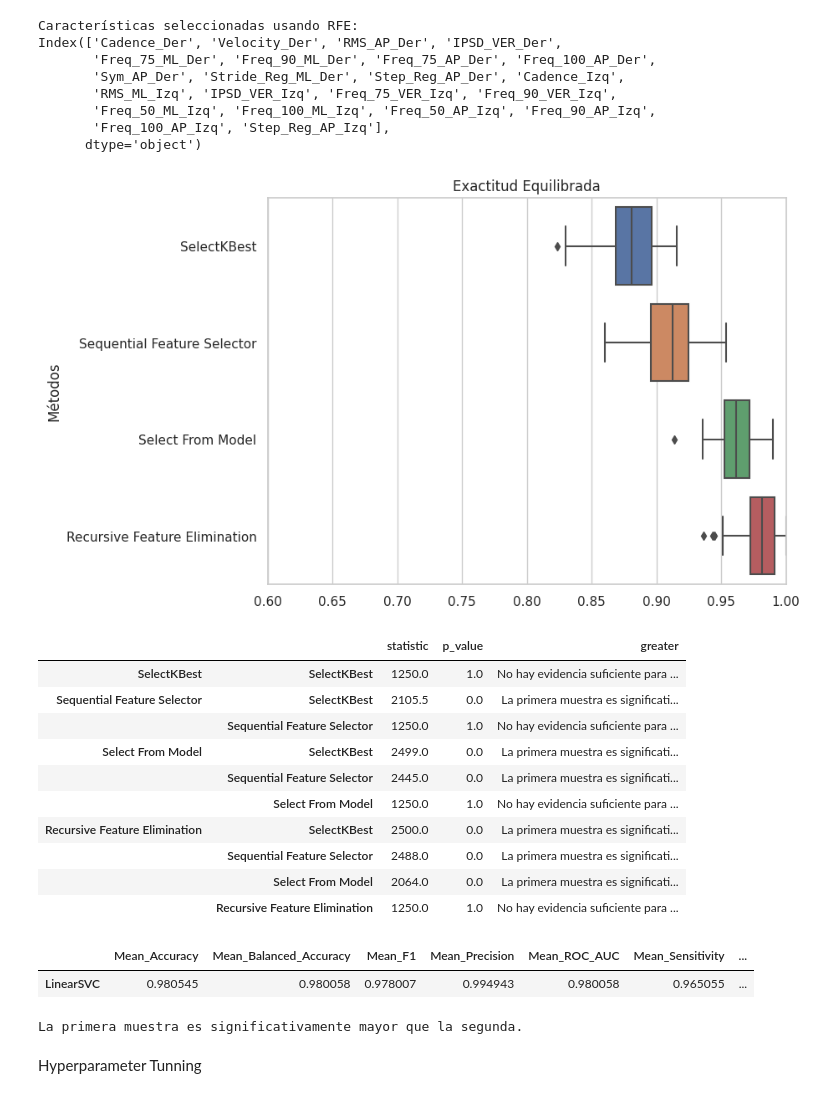
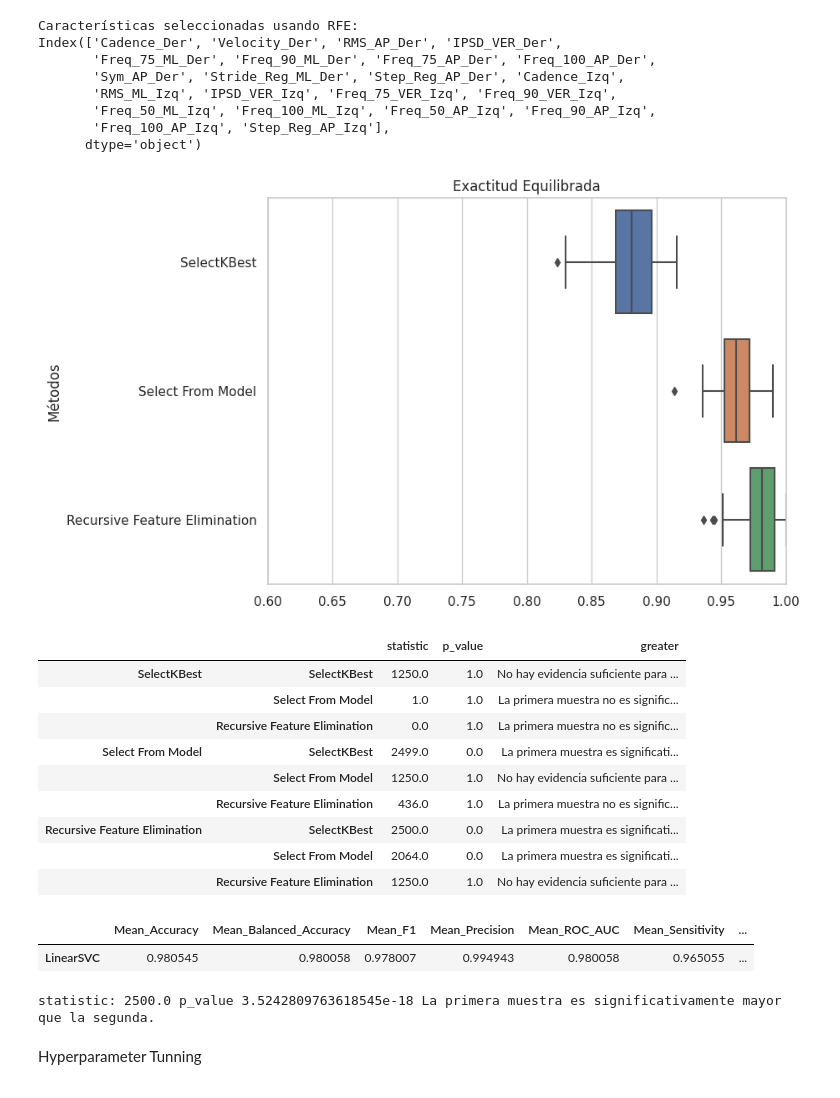
Before and after one commit to OsirisEscaL/Parkinson_Project, a Jupyter notebook: LinearSVC_Parkinson_HeredetaryAtaxias.ipynb, the cells around one changed output. Saved outputs shown, nothing was run; the diff lists cells and outputs as text; code cells hidden in the pictures.

```diff
--- a/LinearSVC_Parkinson_HeredetaryAtaxias.ipynb
+++ b/LinearSVC_Parkinson_HeredetaryAtaxias.ipynb
@@ -825,29 +713,27 @@ Index(['Cadence_Der', 'Velocity_Der', 'RMS_AP_Der', 'IPSD_VER_Der',
       dtype='object')
 # %%
 raw_SelectKBest = results_raw_selectK_ds.iloc[0, best_number_K-1]
-raw_Sequential = results_raw_sequential_ds.iloc[0, best_number_Q-1]
 raw_SelectM = results_raw_select_ds.iloc[0, best_number_M-1]
 raw_RFE = results_raw_recursive_ds.iloc[0, best_number_R-1]
 
 raw_SelectKBest = pd.Series(raw_SelectKBest, name='SelectKBest')
-raw_Sequential = pd.Series(raw_Sequential, name='Sequential Feature Selector')
 raw_SelectM = pd.Series(raw_SelectM, name='Select From Model')
 raw_RFE = pd.Series(raw_RFE, name='Recursive Feature Elimination')
 
-FeaturesSelectors = pd.concat([raw_SelectKBest, raw_Sequential,raw_SelectM, raw_RFE], axis=1)
+FeaturesSelectors = pd.concat([raw_SelectKBest, raw_SelectM, raw_RFE], axis=1)
 
 plt.figure(figsize=(8, 6))
 sns.set_theme(style="whitegrid")
 sns.boxplot(data=FeaturesSelectors, orient='h')
 plt.title('Exactitud Equilibrada')
 plt.xlim(0.6, 1)
 plt.ylabel('Métodos')
 plt.savefig('Boxplot_FeatureSelection_LinearSVC.png', dpi=300, bbox_inches='tight')
 plt.show()
 # %% [output]
-[figure, old version]
+[figure, new version]
 # %%
-samplers = ['SelectKBest', 'Sequential Feature Selector', 'Select From Model',
+samplers = ['SelectKBest', 'Select From Model',
             'Recursive Feature Elimination']
 
 comparison = {}
@@ -864,6 +750,11 @@ for sample1 in samplers:
         comparison[sample1, sample2] = {'statistic': statistic,
                                         'p_value': p_value,
                                         'greater': greater}
+      else:
+        greater = 'La primera muestra no es significativamente mayor que la segunda.'
+        comparison[sample1, sample2] = {'statistic': statistic,
+                                        'p_value': p_value,
+                                        'greater': greater}
     else:
       greater = 'No hay evidencia suficiente para afirmar que las muestras tienen distribuciones diferentes.'
       comparison[sample1, sample2] = {'statistic': statistic,
@@ -876,13 +767,12 @@ comparison
 # %% [output]
 |  |  | statistic | p_value | greater |
 | SelectKBest | SelectKBest | 1250.0 | 1.0 | No hay evidencia suficiente para ... |
-| Sequential Feature Selector | SelectKBest | 2105.5 | 0.0 | La primera muestra es significati... |
-|  | Sequential Feature Selector | 1250.0 | 1.0 | No hay evidencia suficiente para ... |
+|  | Select From Model | 1.0 | 1.0 | La primera muestra no es signific... |
+|  | Recursive Feature Elimination | 0.0 | 1.0 | La primera muestra no es signific... |
 | Select From Model | SelectKBest | 2499.0 | 0.0 | La primera muestra es significati... |
-|  | Sequential Feature Selector | 2445.0 | 0.0 | La primera muestra es significati... |
 |  | Select From Model | 1250.0 | 1.0 | No hay evidencia suficiente para ... |
+|  | Recursive Feature Elimination | 436.0 | 1.0 | La primera muestra no es signific... |
 | Recursive Feature Elimination | SelectKBest | 2500.0 | 0.0 | La primera muestra es significati... |
-|  | Sequential Feature Selector | 2488.0 | 0.0 | La primera muestra es significati... |
 |  | Select From Model | 2064.0 | 0.0 | La primera muestra es significati... |
 |  | Recursive Feature Elimination | 1250.0 | 1.0 | No hay evidencia suficiente para ... |
 # %%
@@ -967,16 +857,16 @@ results_ds
 # %%
 statistic, p_value = stats.mannwhitneyu(modelbalanced_accuracy_select, modelbalanced_accuracy_over, alternative='two-sided')
 if p_value < alpha:
-    statistic, p_value = stats.mannwhitneyu(modelbalanced_accuracy_select, modelbalanced_accuracy_over, alternative='greater')
+    statistic, p_value = stats.mannwhitneyu(modelbalanced_accuracy_over, modelbalanced_accuracy_base, alternative='greater')
     if p_value < alpha:
         greater = 'La primera muestra es significativamente mayor que la segunda.'
     else:
         greater = 'La primera muestra no es significativamente mayor que la segunda.'
 else:
       greater = 'No hay evidencia suficiente para afirmar que las muestras tienen distribuciones diferentes.'
-print(greater)
+print('statistic:',statistic,'p_value', p_value, greater)
 # %% [output]
-La primera muestra es significativamente mayor que la segunda.
+statistic: 2500.0 p_value 3.5242809763618545e-18 La primera muestra es significativamente mayor que la segunda.
 # %% [markdown]
 Hyperparameter Tunning
 # %%
```
Also changed, not shown: parts of 5 cells of this notebook.
